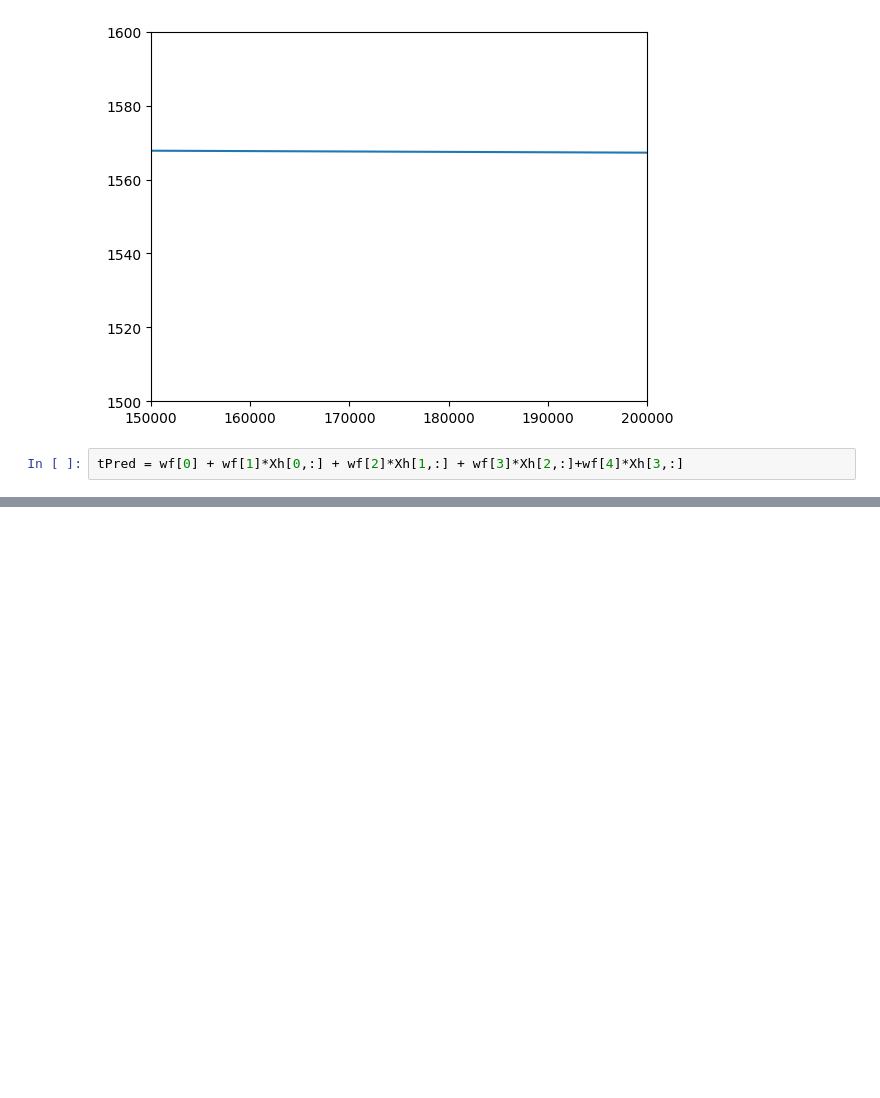
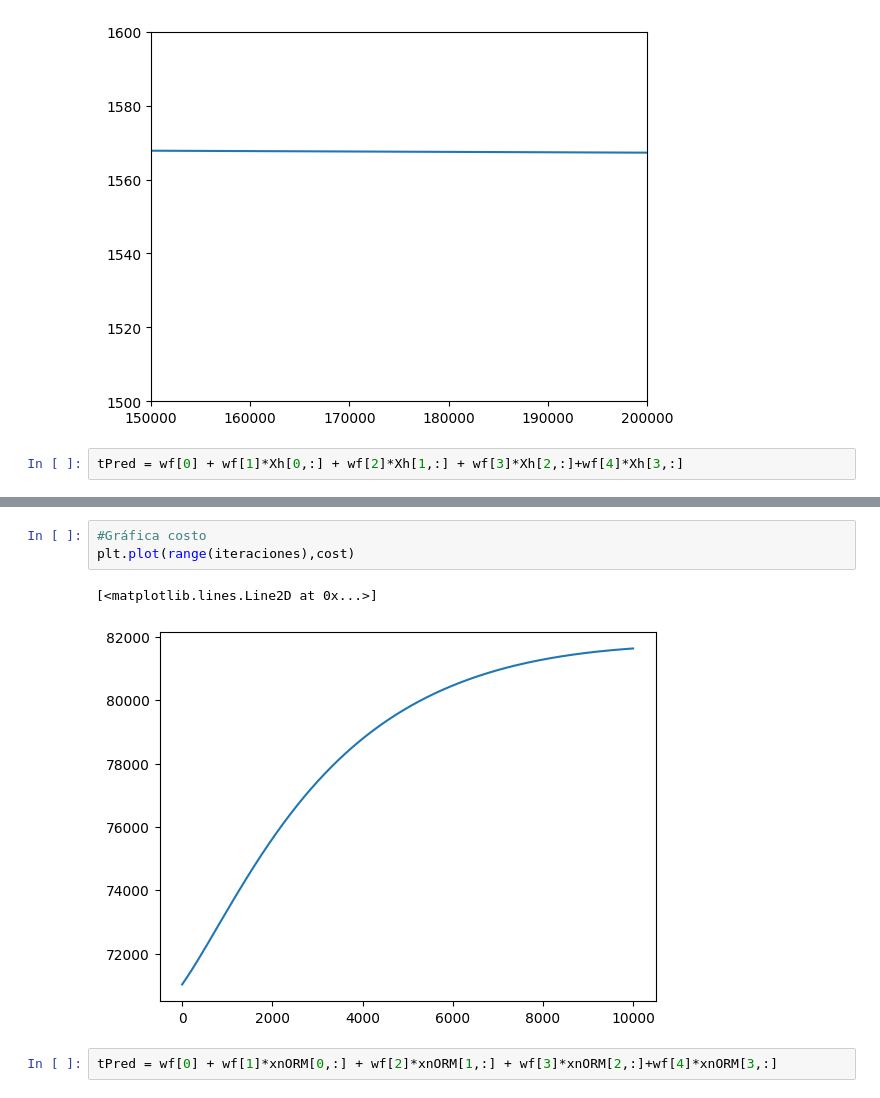
Before and after one commit to DCI-alxogm/ml2023-David-Nicolas364, a Jupyter notebook: sep2/ejercicio.ipynb, the cells around one changed output, grey strips where cells are left out. Saved outputs shown, nothing was run; the diff lists cells and outputs as text; blank space fills up the shorter version.

```diff
--- a/sep2/ejercicio.ipynb
+++ b/sep2/ejercicio.ipynb
@@ -93 +166,9 @@ tPred = wf[0] + wf[1]*Xh[0,:] + wf[2]*Xh[1,:] + wf[3]*Xh[2,:]+wf[4]*Xh[3,:]
+# %%
+#Gráfica costo
+plt.plot(range(iteraciones),cost)
+# %% [output]
+[<matplotlib.lines.Line2D at 0x...>]
+[figure, added]
+# %%
+tPred = wf[0] + wf[1]*xnORM[0,:] + wf[2]*xnORM[1,:] + wf[3]*xnORM[2,:]+wf[4]*xnORM[3,:]
 # %%
```
Also changed, not shown: parts of 9 cells of this notebook.
